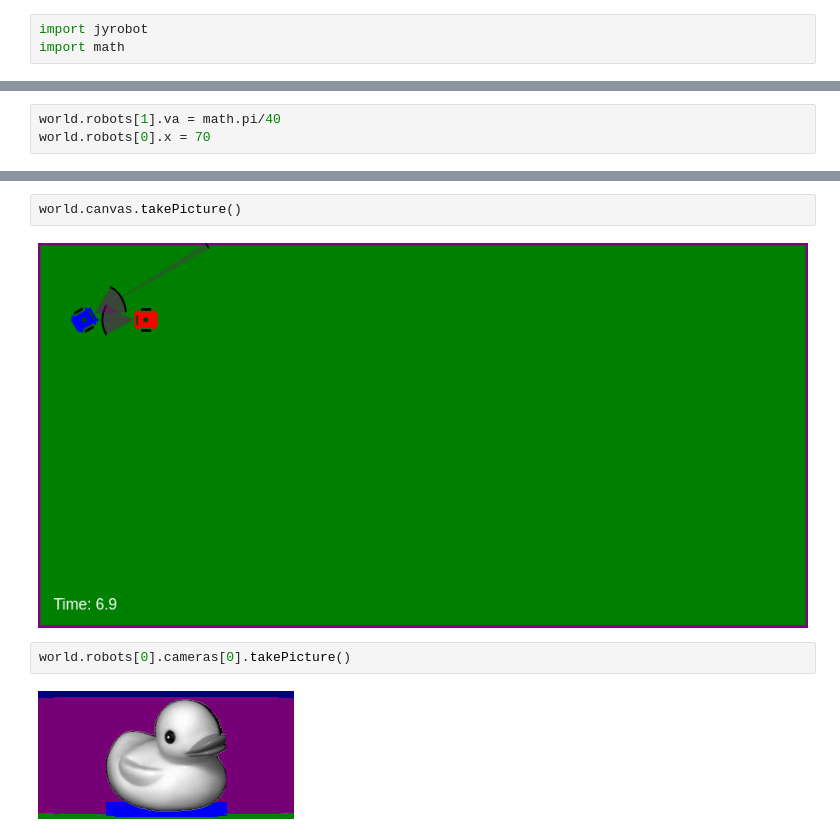
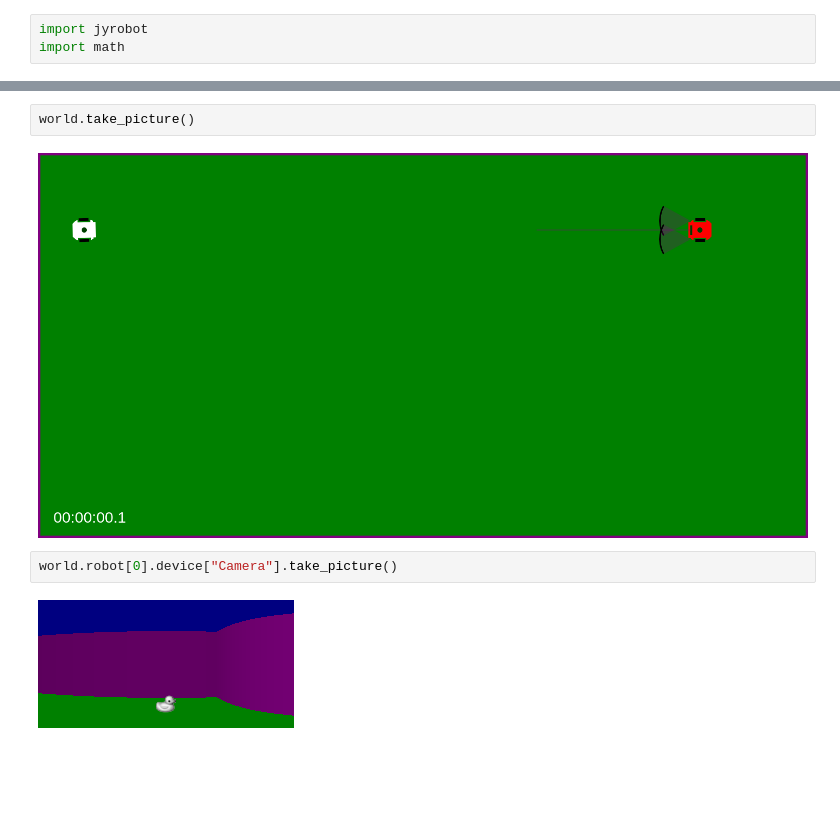
Before and after one commit to ArtificialIntelligenceToolkit/jyrobot, a Jupyter notebook: examples/JyrobotDemo.ipynb, the cells around one changed output, grey strips where cells are left out. Saved outputs shown, nothing was run; the diff lists cells and outputs as text; blank space fills up the shorter version.

```diff
--- a/examples/JyrobotDemo.ipynb
+++ b/examples/JyrobotDemo.ipynb
@@ -14,3 +27,0 @@ world.reset()
-# %%
-world.robots[1].va = math.pi/40
-world.robots[0].x = 70
@@ -19,8 +35,8 @@ world.seconds(10.0)
-# %%
-world.canvas.takePicture()
-# %% [output]
-[figure, removed]
-# %%
-world.robots[0].cameras[0].takePicture()
-# %% [output]
-[figure, removed]
+# %%
+world.take_picture()
+# %% [output]
+[figure, added]
+# %%
+world.robot[0].device["Camera"].take_picture()
+# %% [output]
+[figure, added]
```
Also changed, not shown: parts of 7 cells of this notebook, 2 other files.
